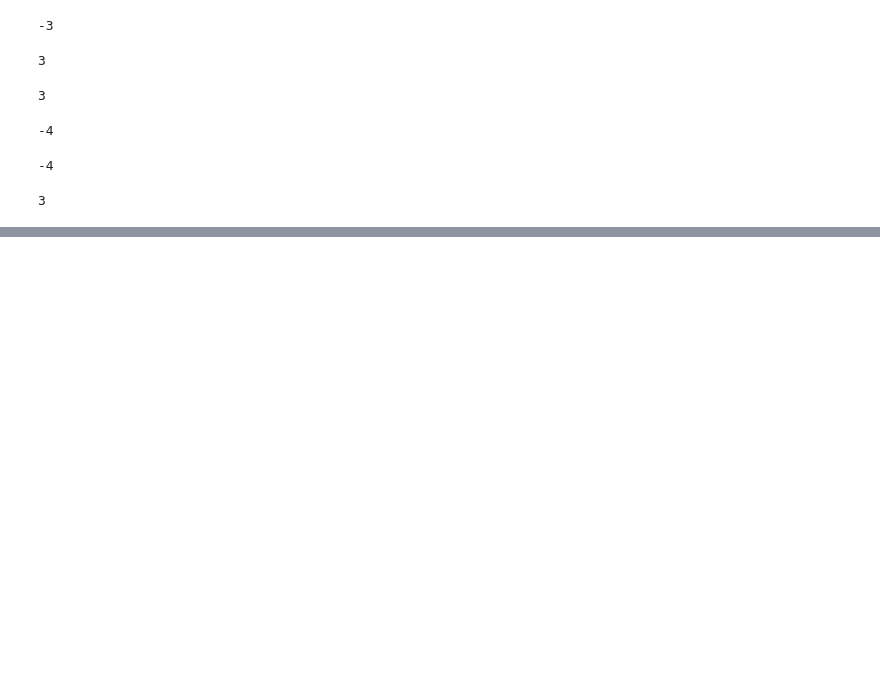
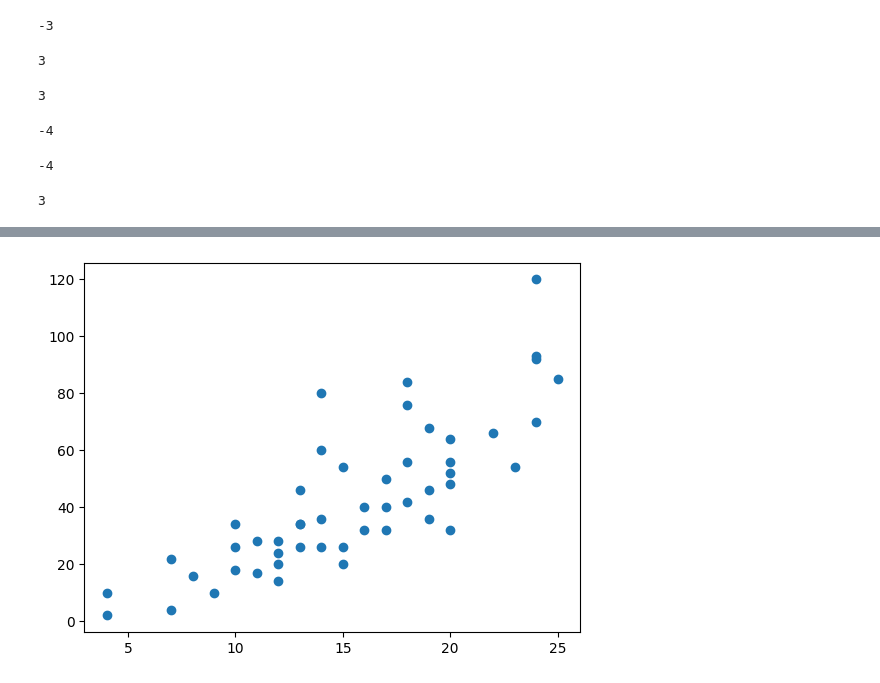
Before and after one commit to carvestar/2024-intro-DA-code, a Jupyter notebook: w02_2_control_flow_function.ipynb, the cells around one changed output, grey strips where cells are left out. Cells and saved outputs as stored; diff of their text form; code cells hidden in the pictures; blank space fills up the shorter version.

```diff
--- a/w02_2_control_flow_function.ipynb
+++ b/w02_2_control_flow_function.ipynb
@@ -316,0 +364,3 @@ m.trunc(3.1415)
+# %%
+cars = data('cars')
+cars
@@ -316,0 +385,7 @@ m.trunc(3.1415)
+# %%
+import matplotlib.pyplot as plt
+
+plt.scatter(x = cars.speed, y = cars.dist)
+plt.show()
+# %% [output]
+[figure, added]
```
Also changed, not shown: parts of 52 cells of this notebook.
